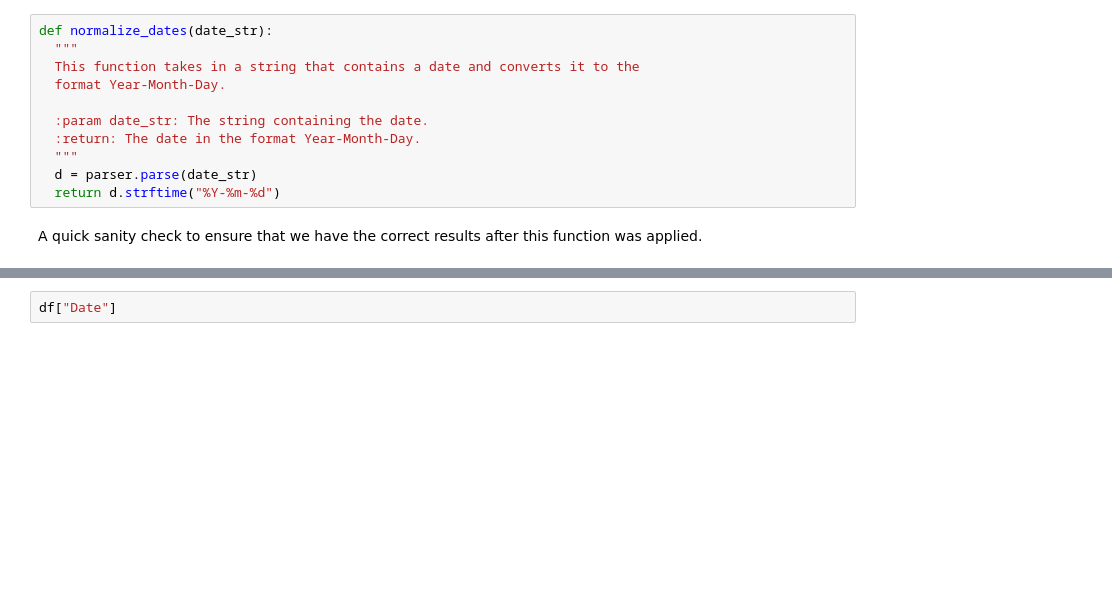
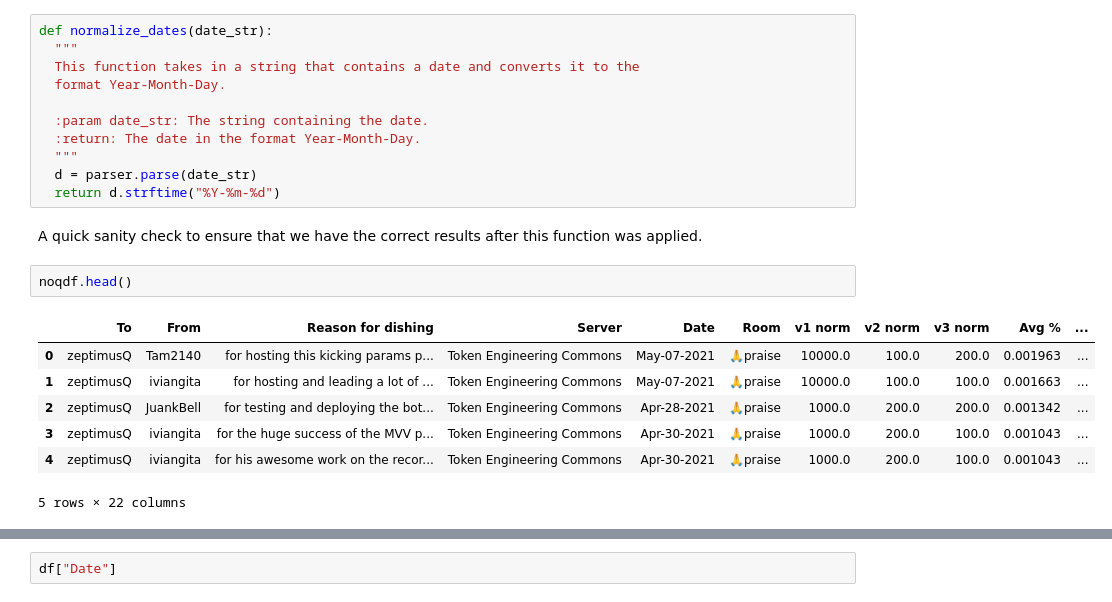
Before and after one commit to CommonsBuild/praiseanalysis, a Jupyter notebook: cleaning-praise-data.ipynb, the cells around one changed output, grey strips where cells are left out. Drawn from its saved outputs; the diff is of its cells as text; blank space fills up the shorter version.

```diff
--- a/cleaning-praise-data.ipynb
+++ b/cleaning-praise-data.ipynb
@@ -306,3 +333,13 @@ def normalize_dates(date_str):
   return d.strftime("%Y-%m-%d")
 # %% [markdown]
 A quick sanity check to ensure that we have the correct results after this function was applied.
+# %%
+noqdf.head()
+# %% [output]
+|  | To | From | Reason for dishing | Server | Date | Room | v1 norm | v2 norm | v3 norm | Avg % | ... |
+| 0 | zeptimusQ | Tam2140 | for hosting this kicking params p... | Token Engineering Commons | May-07-2021 | 🙏praise | 10000.0 | 100.0 | 200.0 | 0.001963 | ... |
+| 1 | zeptimusQ | iviangita | for hosting and leading a lot of ... | Token Engineering Commons | May-07-2021 | 🙏praise | 10000.0 | 100.0 | 100.0 | 0.001663 | ... |
+| 2 | zeptimusQ | JuankBell | for testing and deploying the bot... | Token Engineering Commons | Apr-28-2021 | 🙏praise | 1000.0 | 200.0 | 200.0 | 0.001342 | ... |
+| 3 | zeptimusQ | iviangita | for the huge success of the MVV p... | Token Engineering Commons | Apr-30-2021 | 🙏praise | 1000.0 | 200.0 | 100.0 | 0.001043 | ... |
+| 4 | zeptimusQ | iviangita | for his awesome work on the recor... | Token Engineering Commons | Apr-30-2021 | 🙏praise | 1000.0 | 200.0 | 100.0 | 0.001043 | ... |
+5 rows × 22 columns
```
Also changed, not shown: parts of 15 cells of this notebook, 1 other file.
